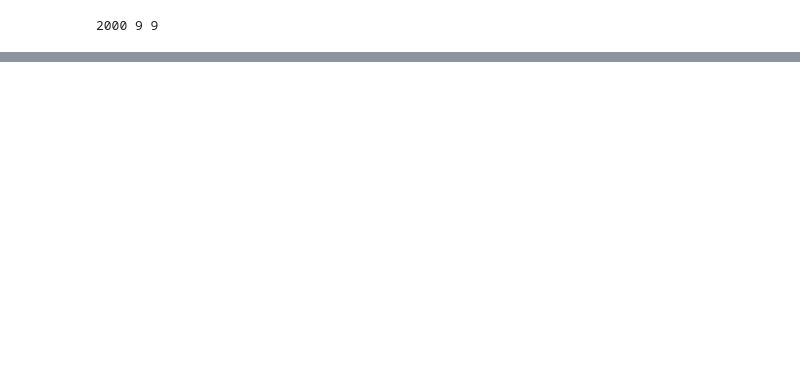
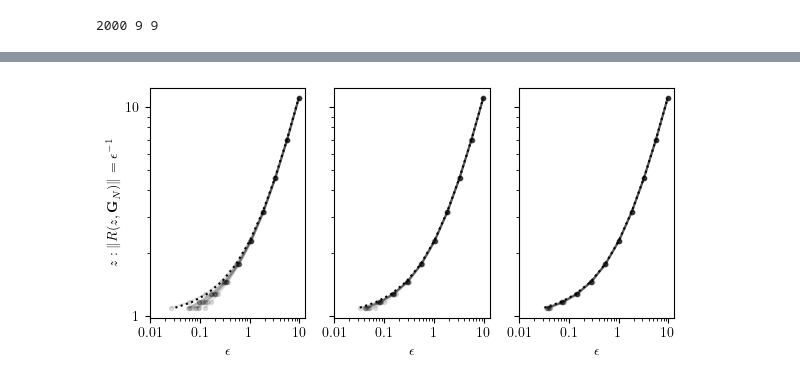
Before and after one commit to tchen-research/GMRES_Crouzeix_random, a Jupyter notebook: fig_resolvent_norm.ipynb, the cells around one changed output, grey strips where cells are left out. Drawn from its saved outputs; the diff is of its cells as text; code cells hidden in the pictures; blank space fills up the shorter version.

```diff
--- a/fig_resolvent_norm.ipynb
+++ b/fig_resolvent_norm.ipynb
@@ -71,0 +77,24 @@ plt.savefig('imgs/pseudospectra.pdf')
+# %%
+fig,axs = plt.subplots(1,len(Ns),figsize=(6,3),sharey=True,sharex=True)
+
+for l,N in enumerate(Ns):
+
+    for i in range(n_trials):
+        axs[l].plot(1/Rnorm[l,i],zs,color='k',marker='.',alpha=.1)
+
+    axs[l].plot(frake(zs)**(.5),zs,color='k',ls=':')
+    axs[l].set_xlabel('$\epsilon$')
+
+axs[0].set_xscale('log')
+axs[0].set_xticks([.01,.1,1,10])
+axs[0].set_xticklabels([.01,.1,1,10])
+
+axs[0].set_yscale('log')
+axs[0].set_yticks([1,10])
+axs[0].set_yticklabels([1,10])
+axs[0].set_ylabel('$z : \| R(z,\mathbf{G}_N)\| = \epsilon^{-1}$')
+
+fig.tight_layout()
+plt.savefig('imgs/pseudospectra_direct.pdf')
+# %% [output]
+[figure, added]
```
Also changed, not shown: parts of 5 cells of this notebook, 4 other files.
